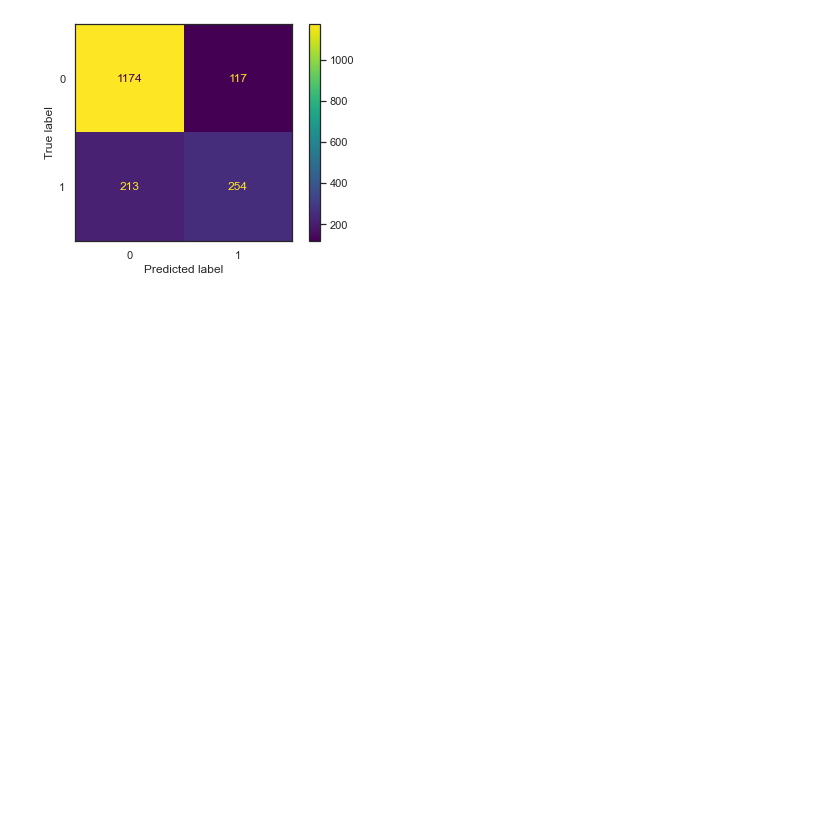
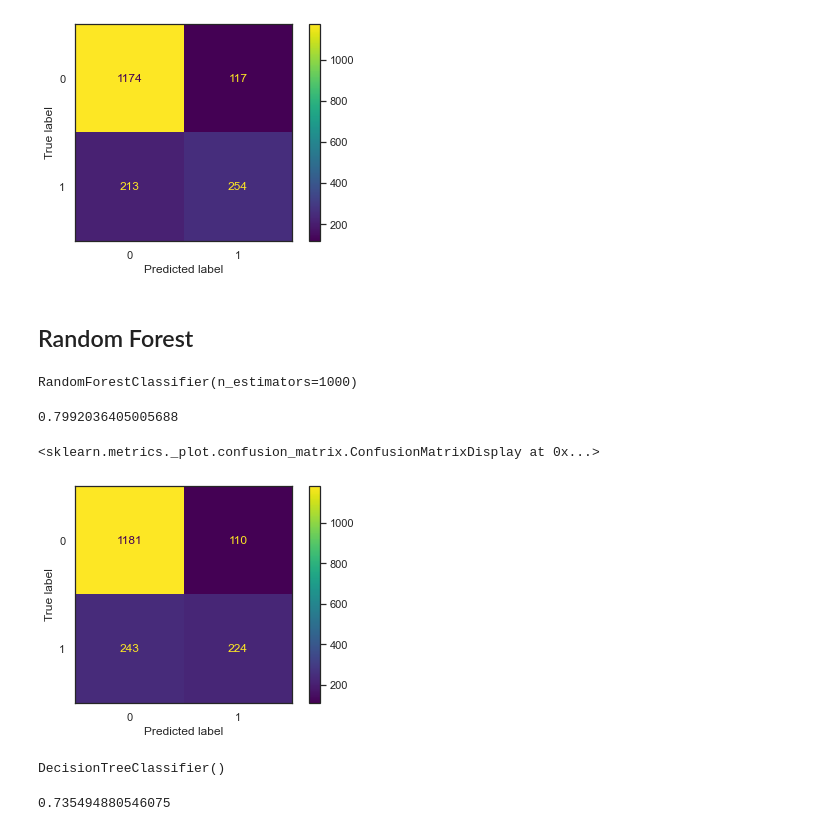
Before and after one commit to Jellis187/CIS277-FA22-Machine-Learning, a Jupyter notebook: ML.ipynb, the cells around one changed output. Cells and saved outputs as stored; diff of their text form; code cells hidden in the pictures; blank space fills up the shorter version.

```diff
--- a/ML.ipynb
+++ b/ML.ipynb
@@ -111,3 +111,33 @@ plot_confusion_matrix(result, X_test, y_test)
 # %% [output]
 <sklearn.metrics._plot.confusion_matrix.ConfusionMatrixDisplay at 0x...>
 [figure]
+# %% [markdown]
+## Random Forest
+# %%
+from sklearn.ensemble import RandomForestClassifier
+model = RandomForestClassifier(n_estimators = 1000)
+model.fit(X_train, y_train)
+# %% [output]
+RandomForestClassifier(n_estimators=1000)
+# %%
+predictions_test = model.predict(X_test)
+print( metrics.accuracy_score(y_test, predictions_test ))
+# %% [output]
+0.7992036405005688
+# %%
+from sklearn.metrics import ConfusionMatrixDisplay
+ConfusionMatrixDisplay.from_predictions(y_test, predictions_test)
+# %% [output]
+<sklearn.metrics._plot.confusion_matrix.ConfusionMatrixDisplay at 0x...>
+[figure, added]
+# %%
+from sklearn.tree import DecisionTreeClassifier
+model= DecisionTreeClassifier()
+model.fit(X_train, y_train)
+# %% [output]
+DecisionTreeClassifier()
+# %%
+predictions_test = model.predict(X_test)
+print(metrics.accuracy_score(y_test, predictions_test))
+# %% [output]
+0.735494880546075
```
Also changed, not shown: parts of 1 cell of this notebook, 1 other file.
